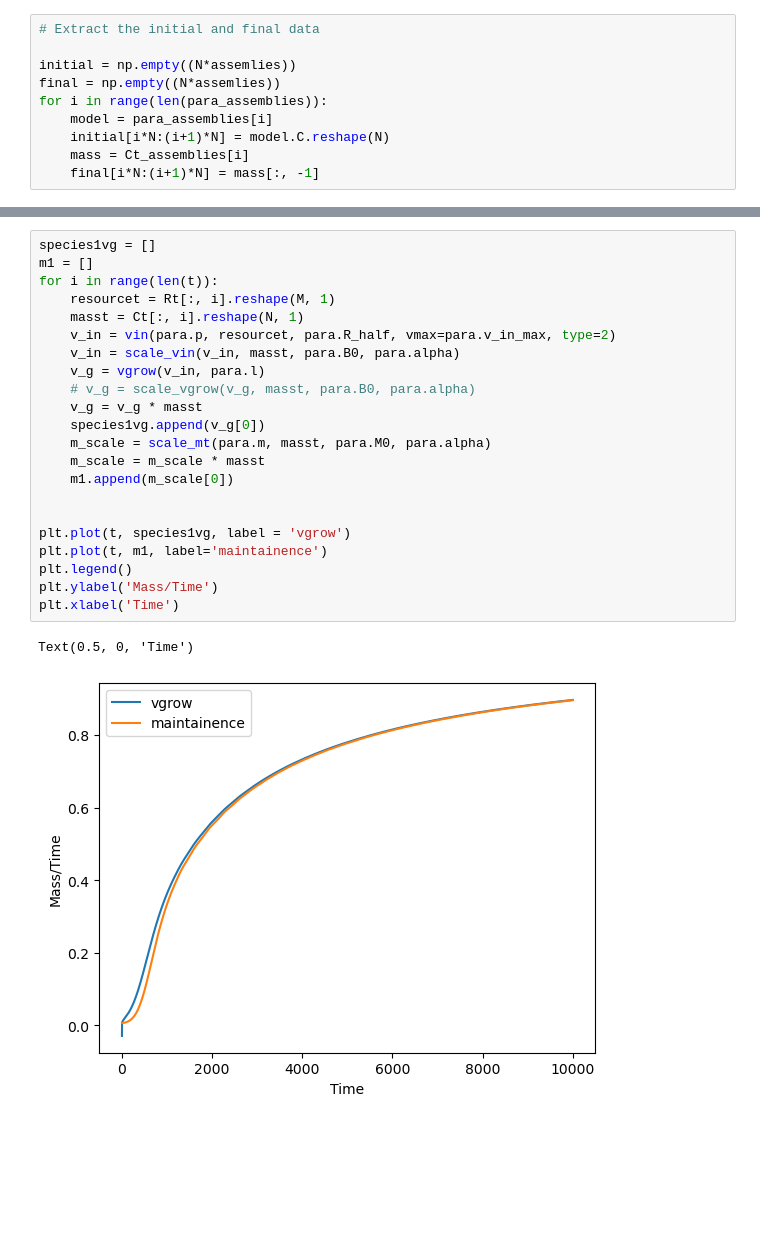
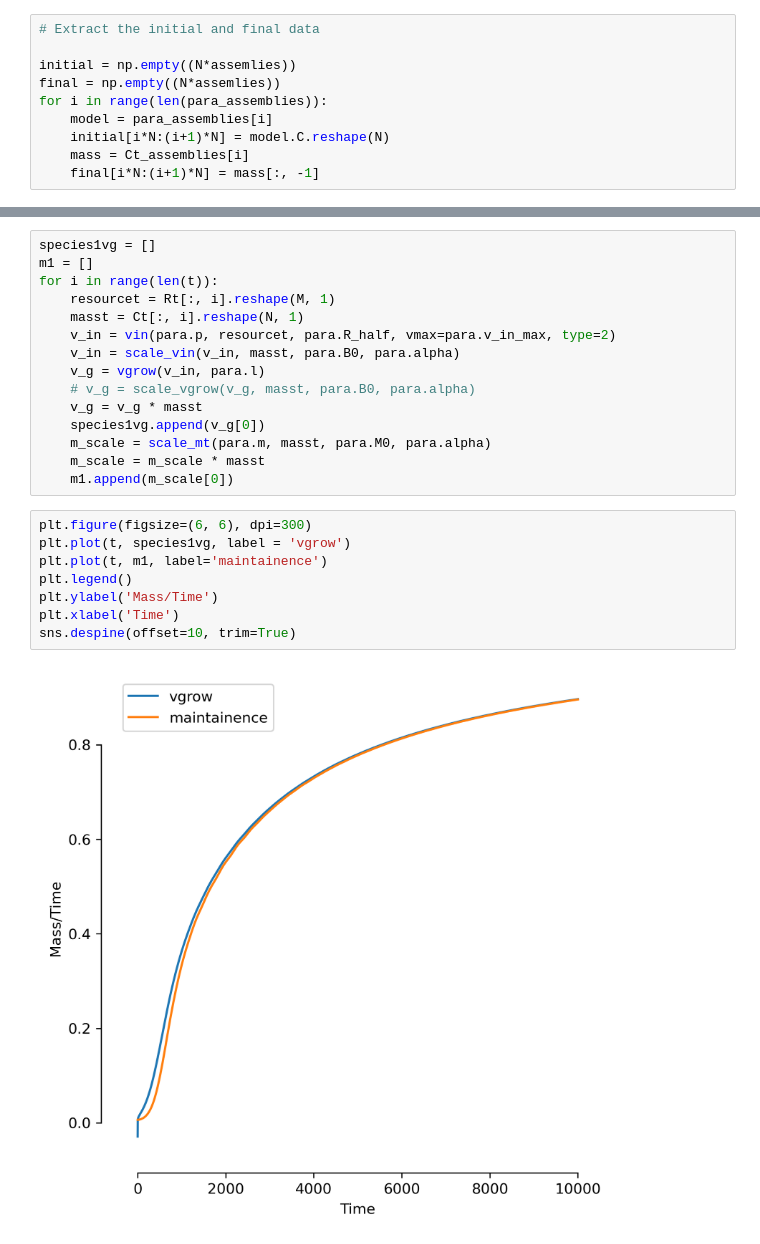
Before and after one commit to IVAN-Hu-yi/CellSizeBCA, a Jupyter notebook: Code/simulation.ipynb, the cells around one changed output, grey strips where cells are left out. Cells and saved outputs as stored; diff of their text form; blank space fills up the shorter version.

```diff
--- a/Code/simulation.ipynb
+++ b/Code/simulation.ipynb
@@ -137,14 +132,14 @@ for i in range(len(t)):
     m_scale = scale_mt(para.m, masst, para.M0, para.alpha)
     m_scale = m_scale * masst
     m1.append(m_scale[0])
-
-
-plt.plot(t, species1vg, label = 'vgrow')
-plt.plot(t, m1, label='maintainence')
-plt.legend()
-plt.ylabel('Mass/Time')
-plt.xlabel('Time')
-# %% [output]
-Text(0.5, 0, 'Time')
-[figure, removed]
+# %%
+plt.figure(figsize=(6, 6), dpi=300)
+plt.plot(t, species1vg, label = 'vgrow')
+plt.plot(t, m1, label='maintainence')
+plt.legend()
+plt.ylabel('Mass/Time')
+plt.xlabel('Time')
+sns.despine(offset=10, trim=True)
+# %% [output]
+[figure, added]
 # %% [markdown]
```
Also changed, not shown: parts of 14 cells of this notebook.
